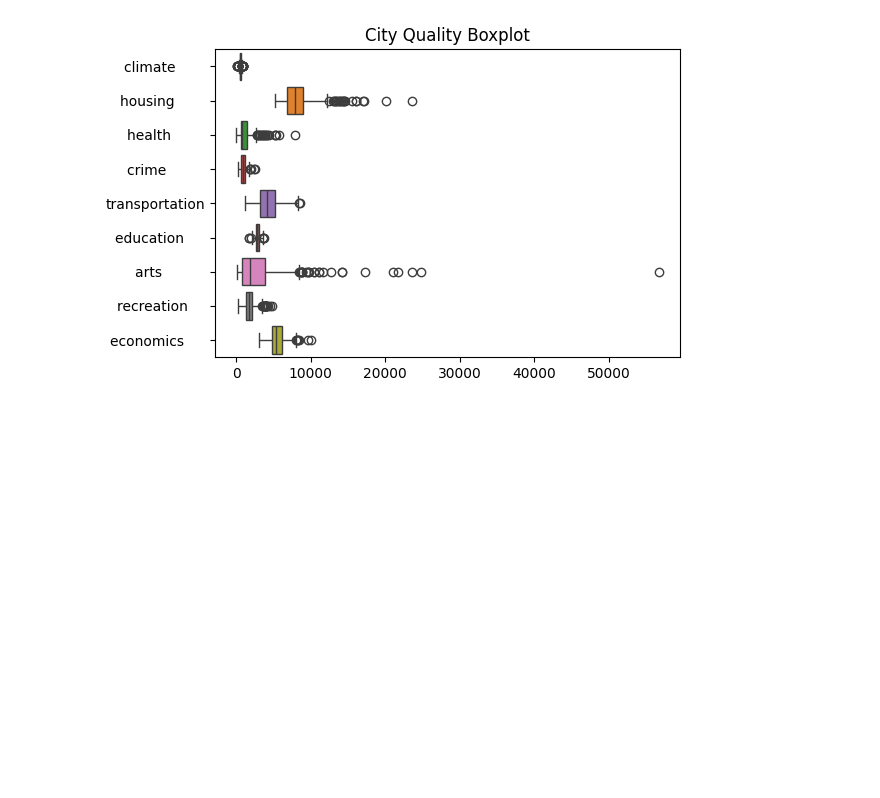
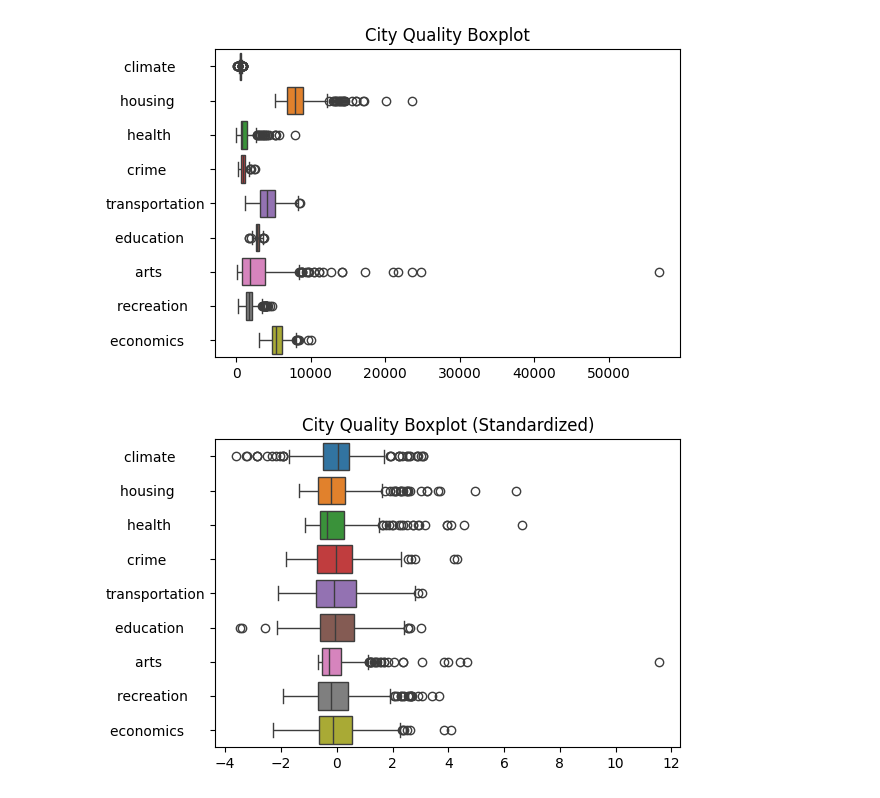
Before and after one commit to Hank8ntpu/InClassCoding, a Jupyter notebook: gar_0226.ipynb, the cells around one changed output. Cells and saved outputs as stored; diff of their text form; code cells hidden in the pictures; blank space fills up the shorter version.

```diff
--- a/gar_0226.ipynb
+++ b/gar_0226.ipynb
@@ -38,5 +38,13 @@ plt.show()
 # %%
 # standardize the data
 from sklearn.preprocessing import StandardScaler
 scaler = StandardScaler()
 df_scaled = pd.DataFrame(scaler.fit_transform(df), columns=df.columns)
+
+# draw a boxplot
+plt.figure(figsize=(6, 4))
+sns.boxplot(data=df_scaled, orient='h')
+plt.title('City Quality Boxplot (Standardized)')
+plt.show()
+# %% [output]
+[figure, added]
```
